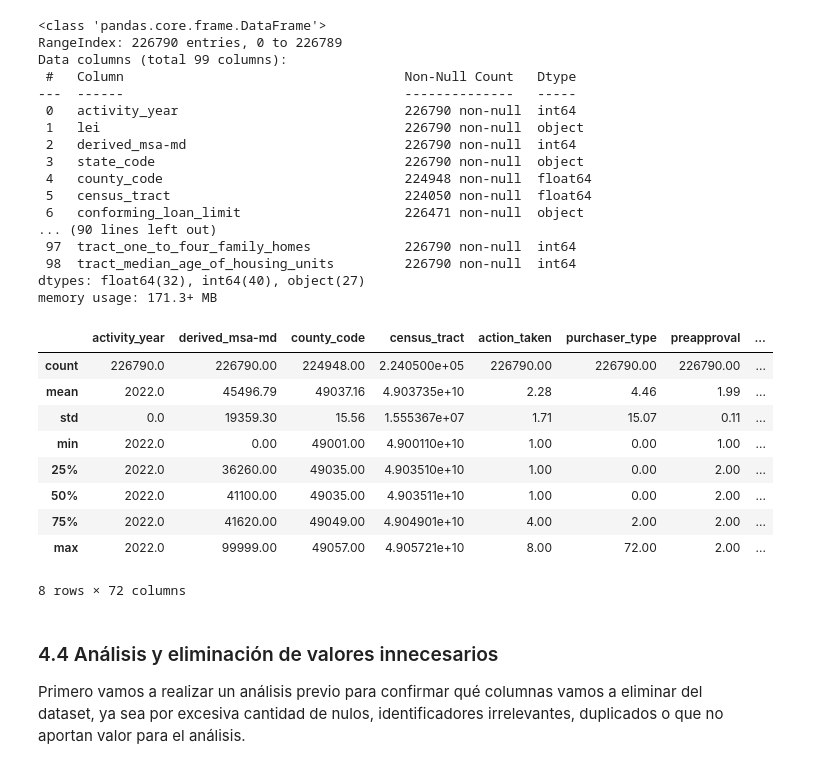
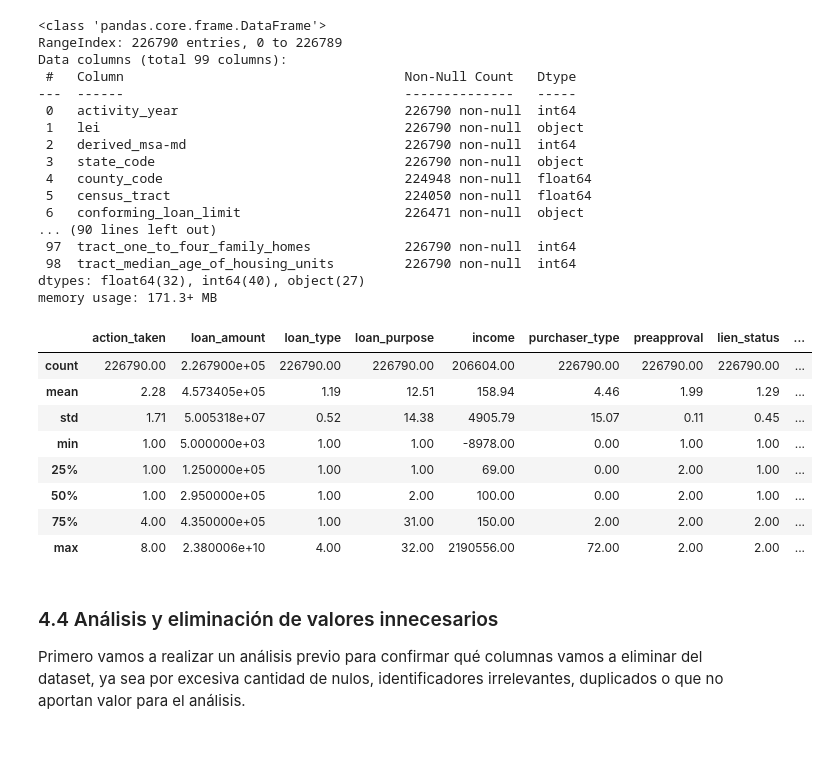
Before and after one commit to thisisrober/hmda-loan-approval-ml-analysis, a Jupyter notebook: notebook.ipynb, the cells around one changed output. Drawn from its saved outputs; the diff is of its cells as text; code cells hidden in the pictures.

```diff
--- a/notebook.ipynb
+++ b/notebook.ipynb
@@ -228,20 +230,23 @@ Data columns (total 99 columns):
  98  tract_median_age_of_housing_units         226790 non-null  int64
 dtypes: float64(32), int64(40), object(27)
 memory usage: 171.3+ MB
-# %%
-# Estadísticas descriptivas de variables numéricas
-df.select_dtypes(include=['number']).describe().round(2)
-# %% [output]
-|  | activity_year | derived_msa-md | county_code | census_tract | action_taken | purchaser_type | preapproval | ... |
-| count | 226790.0 | 226790.00 | 224948.00 | 2.240500e+05 | 226790.00 | 226790.00 | 226790.00 | ... |
-| mean | 2022.0 | 45496.79 | 49037.16 | 4.903735e+10 | 2.28 | 4.46 | 1.99 | ... |
-| std | 0.0 | 19359.30 | 15.56 | 1.555367e+07 | 1.71 | 15.07 | 0.11 | ... |
-| min | 2022.0 | 0.00 | 49001.00 | 4.900110e+10 | 1.00 | 0.00 | 1.00 | ... |
-| 25% | 2022.0 | 36260.00 | 49035.00 | 4.903510e+10 | 1.00 | 0.00 | 2.00 | ... |
-| 50% | 2022.0 | 41100.00 | 49035.00 | 4.903511e+10 | 1.00 | 0.00 | 2.00 | ... |
-| 75% | 2022.0 | 41620.00 | 49049.00 | 4.904901e+10 | 4.00 | 2.00 | 2.00 | ... |
-| max | 2022.0 | 99999.00 | 49057.00 | 4.905721e+10 | 8.00 | 72.00 | 2.00 | ... |
-8 rows × 72 columns
+# %%
+# Estadísticas descriptivas de variables numéricas (limitadas a columnas clave para evitar sobrecarga)
+cols_numericas_principales = ['action_taken', 'loan_amount', 'loan_type', 'loan_purpose',
+                              'interest_rate', 'loan_term', 'property_value', 'income',
+                              'purchaser_type', 'preapproval', 'lien_status', 'occupancy_type']
+cols_existentes = [c for c in cols_numericas_principales if c in df.select_dtypes(include=['number']).columns]
+df[cols_existentes].describe().round(2)
+# %% [output]
+|  | action_taken | loan_amount | loan_type | loan_purpose | income | purchaser_type | preapproval | lien_status | ... |
+| count | 226790.00 | 2.267900e+05 | 226790.00 | 226790.00 | 206604.00 | 226790.00 | 226790.00 | 226790.00 | ... |
+| mean | 2.28 | 4.573405e+05 | 1.19 | 12.51 | 158.94 | 4.46 | 1.99 | 1.29 | ... |
+| std | 1.71 | 5.005318e+07 | 0.52 | 14.38 | 4905.79 | 15.07 | 0.11 | 0.45 | ... |
+| min | 1.00 | 5.000000e+03 | 1.00 | 1.00 | -8978.00 | 0.00 | 1.00 | 1.00 | ... |
+| 25% | 1.00 | 1.250000e+05 | 1.00 | 1.00 | 69.00 | 0.00 | 2.00 | 1.00 | ... |
+| 50% | 1.00 | 2.950000e+05 | 1.00 | 2.00 | 100.00 | 0.00 | 2.00 | 1.00 | ... |
+| 75% | 4.00 | 4.350000e+05 | 1.00 | 31.00 | 150.00 | 2.00 | 2.00 | 2.00 | ... |
+| max | 8.00 | 2.380006e+10 | 4.00 | 32.00 | 2190556.00 | 72.00 | 2.00 | 2.00 | ... |
 # %% [markdown]
 ### 4.4 Análisis y eliminación de valores innecesarios
 
```
Also changed, not shown: parts of 23 cells of this notebook.
